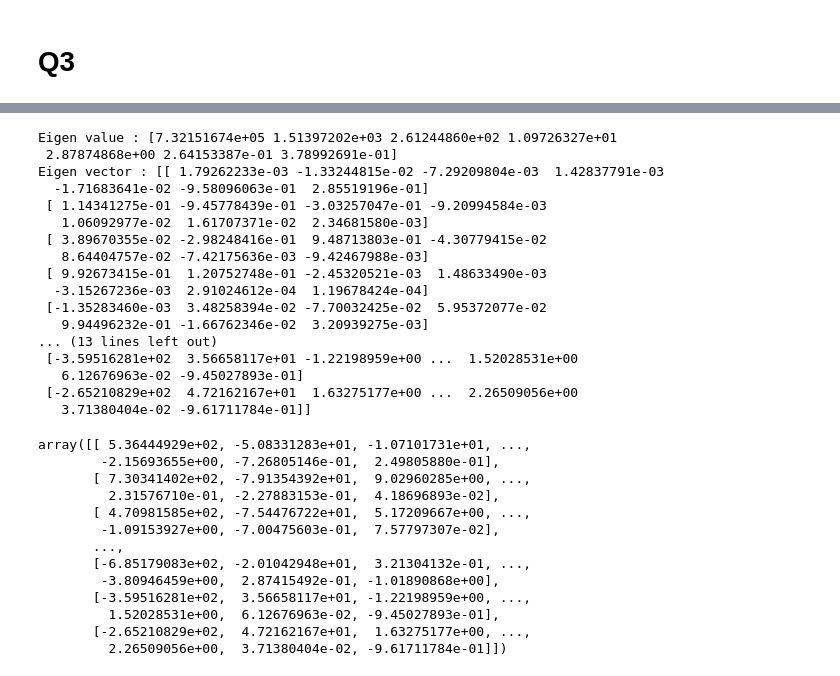
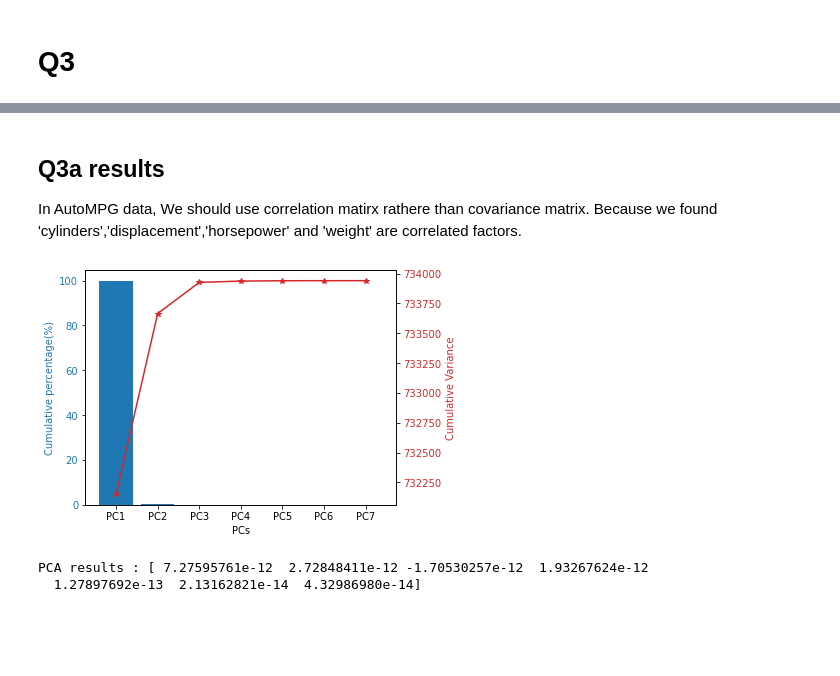
Before and after one commit to Chuanhuan/NTU-Classes, a Jupyter notebook: Data Analytics/hw5-jack.ipynb, the cells around one changed output, grey strips where cells are left out. Cells and saved outputs as stored; diff of their text form; code cells hidden in the pictures; blank space fills up the shorter version.

```diff
--- a/Data Analytics/hw5-jack.ipynb
+++ b/Data Analytics/hw5-jack.ipynb
@@ -314,7 +343,7 @@ beta_0 : -4.712885451038345
 # %%
 # define main PCA function
 
-def PCA(m , isCorrMx = False ) :
+def myPCA(m , isCorrMx = False ) :
     m_bar = np.mean(m.T,axis=1)
     # print([float(i) for i in m_bar])
     Center_mat = m - [float(i) for i in m_bar]
@@ -325,8 +354,8 @@ def PCA(m , isCorrMx = False ) :
     else:
         V = np.cov(m.T)
     eig_value, eig_vector = np.linalg.eig(V)
-    print('Eigen value :',eig_value)
-    print('Eigen vector :',eig_vector)
     result = eig_vector.T.dot(Center_mat.T).T
-    print('PCA results :', result )
-    return result
+    # print('Eigen value :',eig_value)
+    # print('Eigen vector :',eig_vector)
+    # print('PCA results :', result )
+    return result , eig_value , eig_vector
@@ -363,35 +362,41 @@ print(df)
+# %%
+def show_PCA_chart( eig_value):
+
+    x = ['PC'+str(i) for i in range(1,len(eig_value)+1) ]
+    total_Var = sum(eig_value)
+    fig, ax1 = plt.subplots()
+    color = 'tab:blue'
+    ax1.set_xlabel('PCs')
+    ax1.set_ylabel('Cumulative percentage(%)', color=color)
+    ax1.bar(x, eig_value/total_Var*100, color=color)
+    ax1.tick_params(axis='y', labelcolor=color)
+
+    ax2 = ax1.twinx()  # instantiate a second axes that shares the same x-axis
+
+    cum_Var = []
+    tmp = 0
+    for i in eig_value:
+        tmp +=i
+        cum_Var.append(tmp)
+
+    color = 'tab:red'
+    ax2.set_ylabel('Cumulative Variance', color=color)  # we already handled the x-label with ax1
+    ax2.plot(x, cum_Var, '-*', color=color)
+    ax2.tick_params(axis='y', labelcolor=color)
+
+    fig.tight_layout()  # otherwise the right y-label is slightly clipped
+    plt.show()
+# %% [markdown]
+## Q3a results
+In AutoMPG data, We should use correlation matirx rathere than covariance matrix.
+Because we found 'cylinders','displacement','horsepower' and 'weight' are correlated factors.
 # %%
 m = df.loc[:,['cylinders','displacement','horsepower',
             'weight','acceleration','year','origin']].astype(float).to_numpy()
-PCA(m)
+result , eig_value , eig_vector = myPCA(m, isCorrMx = False)
+show_PCA_chart( eig_value)
+print('PCA results :', np.sum(result,axis=0) )
 # %% [output]
+[figure, added]
-Eigen value : [7.32151674e+05 1.51397202e+03 2.61244860e+02 1.09726327e+01
- 2.87874868e+00 2.64153387e-01 3.78992691e-01]
-Eigen vector : [[ 1.79262233e-03 -1.33244815e-02 -7.29209804e-03  1.42837791e-03
-  -1.71683641e-02 -9.58096063e-01  2.85519196e-01]
- [ 1.14341275e-01 -9.45778439e-01 -3.03257047e-01 -9.20994584e-03
-   1.06092977e-02  1.61707371e-02  2.34681580e-03]
- [ 3.89670355e-02 -2.98248416e-01  9.48713803e-01 -4.30779415e-02
-   8.64404757e-02 -7.42175636e-03 -9.42467988e-03]
- [ 9.92673415e-01  1.20752748e-01 -2.45320521e-03  1.48633490e-03
-  -3.15267236e-03  2.91024612e-04  1.19678424e-04]
- [-1.35283460e-03  3.48258394e-02 -7.70032425e-02  5.95372077e-02
-   9.94496232e-01 -1.66762346e-02  3.20939275e-03]
-... (13 lines left out)
- [-3.59516281e+02  3.56658117e+01 -1.22198959e+00 ...  1.52028531e+00
-   6.12676963e-02 -9.45027893e-01]
- [-2.65210829e+02  4.72162167e+01  1.63275177e+00 ...  2.26509056e+00
-   3.71380404e-02 -9.61711784e-01]]
+PCA results : [ 7.27595761e-12  2.72848411e-12 -1.70530257e-12  1.93267624e-12
+  1.27897692e-13  2.13162821e-14  4.32986980e-14]
-array([[ 5.36444929e+02, -5.08331283e+01, -1.07101731e+01, ...,
-        -2.15693655e+00, -7.26805146e-01,  2.49805880e-01],
-       [ 7.30341402e+02, -7.91354392e+01,  9.02960285e+00, ...,
-         2.31576710e-01, -2.27883153e-01,  4.18696893e-02],
-       [ 4.70981585e+02, -7.54476722e+01,  5.17209667e+00, ...,
-        -1.09153927e+00, -7.00475603e-01,  7.57797307e-02],
-       ...,
-       [-6.85179083e+02, -2.01042948e+01,  3.21304132e-01, ...,
-        -3.80946459e+00,  2.87415492e-01, -1.01890868e+00],
-       [-3.59516281e+02,  3.56658117e+01, -1.22198959e+00, ...,
-         1.52028531e+00,  6.12676963e-02, -9.45027893e-01],
-       [-2.65210829e+02,  4.72162167e+01,  1.63275177e+00, ...,
-         2.26509056e+00,  3.71380404e-02, -9.61711784e-01]])
```
Also changed, not shown: parts of 13 cells of this notebook.
